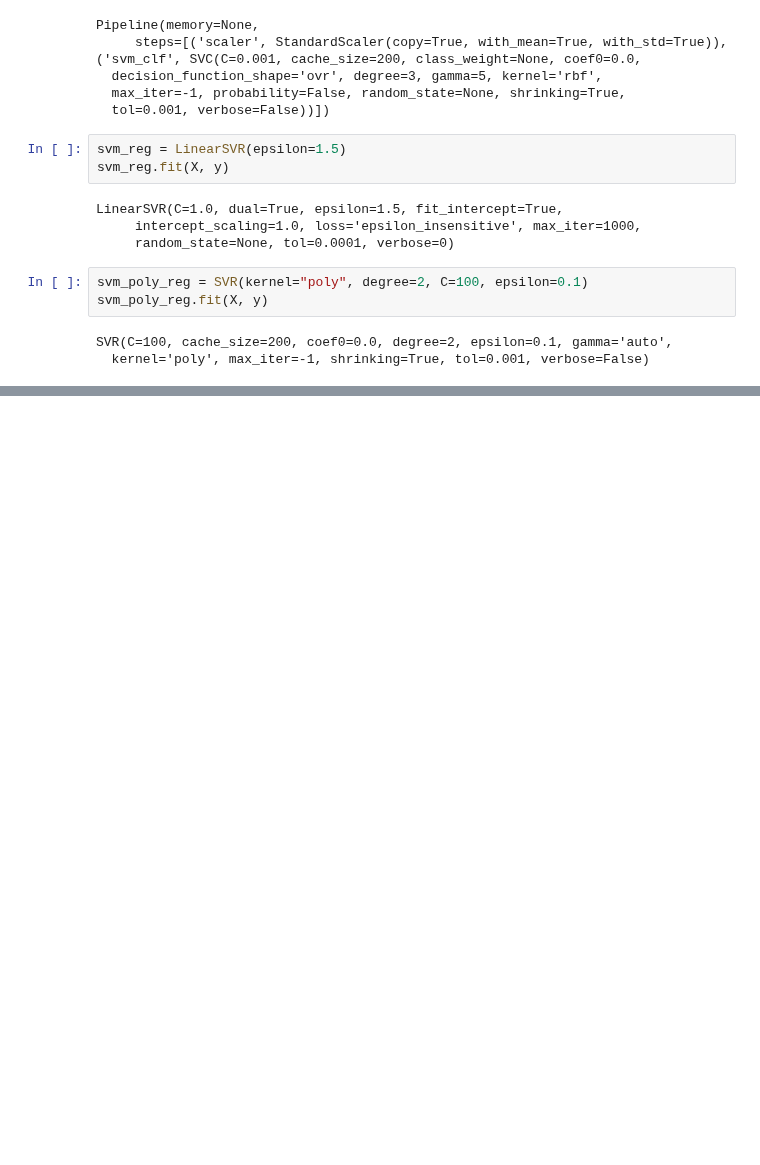
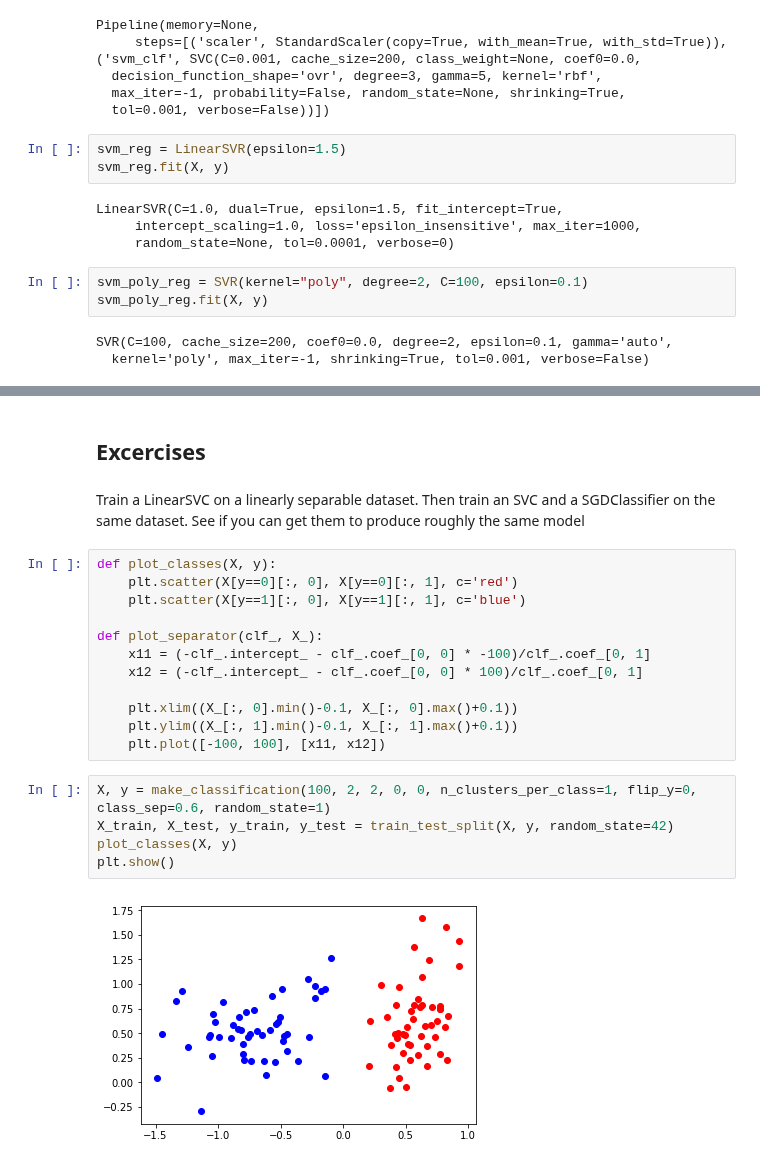
Before and after one commit to Okbps/handson-ml, a Jupyter notebook: jupyter/05-svm.ipynb, the cells around one changed output, grey strips where cells are left out. Saved outputs shown, nothing was run; the diff lists cells and outputs as text; blank space fills up the shorter version.

Commit message:
chapter 06 excercises

```diff
--- a/jupyter/05-svm.ipynb
+++ b/jupyter/05-svm.ipynb
@@ -102,0 +90,25 @@ Type:           ABCMeta
+# %% [markdown]
+## Excercises
+# %% [markdown]
+ Train a LinearSVC on a linearly separable dataset. Then train an SVC and a
+SGDClassifier on the same dataset. See if you can get them to produce roughly the
+same model
+# %%
+def plot_classes(X, y):
+    plt.scatter(X[y==0][:, 0], X[y==0][:, 1], c='red')
+    plt.scatter(X[y==1][:, 0], X[y==1][:, 1], c='blue')
+
+def plot_separator(clf_, X_):
+    x11 = (-clf_.intercept_ - clf_.coef_[0, 0] * -100)/clf_.coef_[0, 1]
+    x12 = (-clf_.intercept_ - clf_.coef_[0, 0] * 100)/clf_.coef_[0, 1]
+
+    plt.xlim((X_[:, 0].min()-0.1, X_[:, 0].max()+0.1))
+    plt.ylim((X_[:, 1].min()-0.1, X_[:, 1].max()+0.1))
+    plt.plot([-100, 100], [x11, x12])
+# %%
+X, y = make_classification(100, 2, 2, 0, 0, n_clusters_per_class=1, flip_y=0, class_sep=0.6, random_state=1)
+X_train, X_test, y_train, y_test = train_test_split(X, y, random_state=42)
+plot_classes(X, y)
+plt.show()
+# %% [output]
+[figure, added]
```
Also changed, not shown: parts of 9 cells of this notebook, 4 other files.
